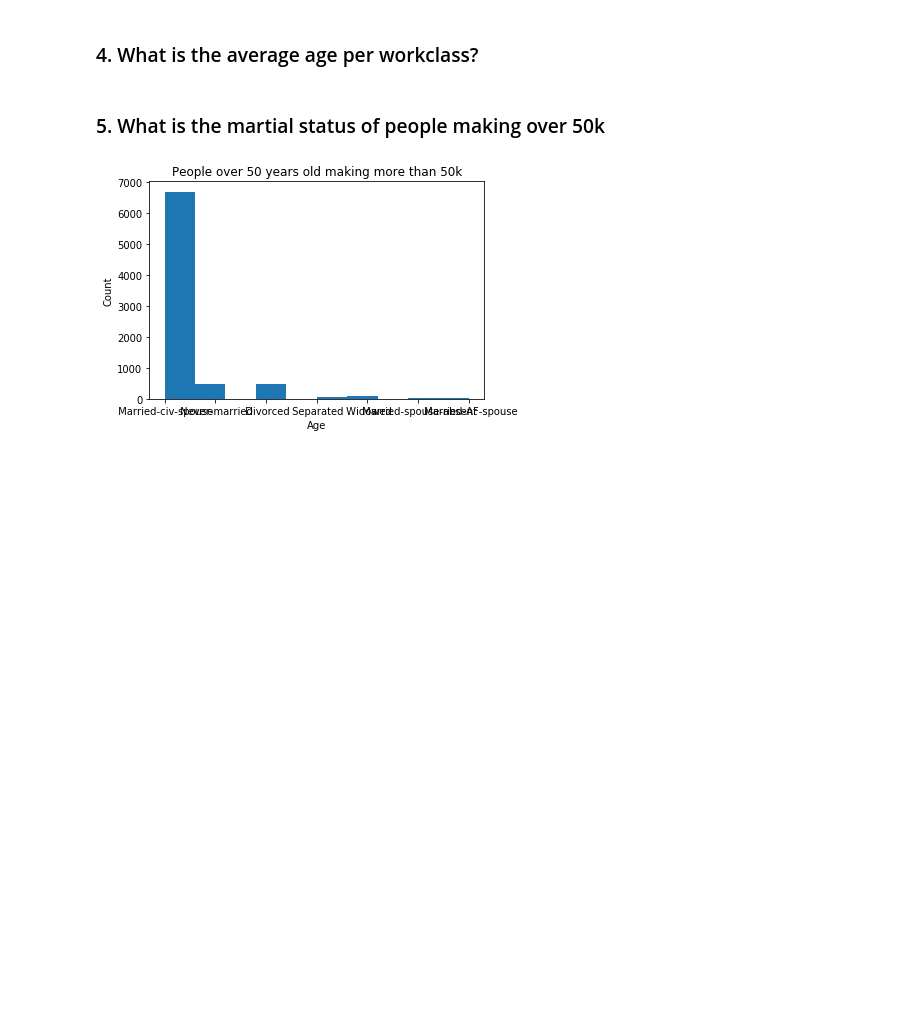
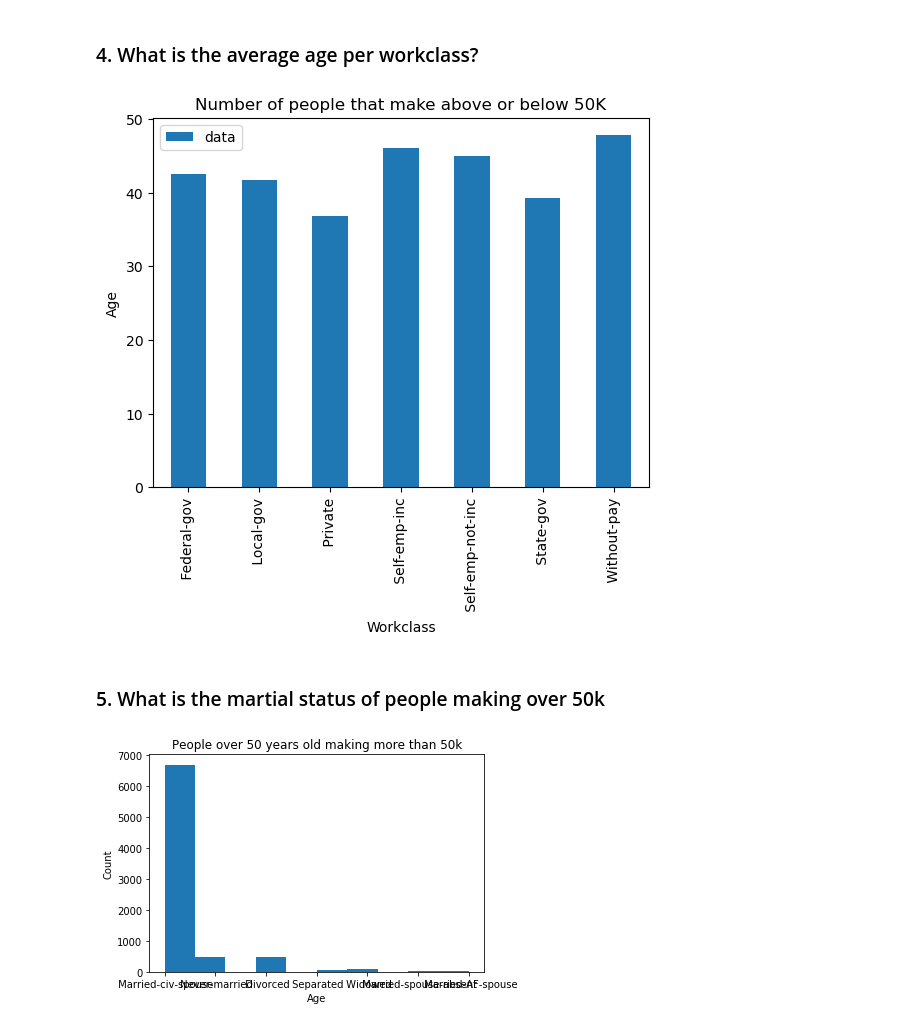
Before and after one commit to shairaalam19/dat301-fall2022-projects, a Jupyter notebook: AlyssaUpdates_DAT301_FinalProject.ipynb, the cells around one changed output. Drawn from its saved outputs; the diff is of its cells as text; code cells hidden in the pictures; blank space fills up the shorter version.

Commit message:
Fixing number 4

```diff
--- a/AlyssaUpdates_DAT301_FinalProject.ipynb
+++ b/AlyssaUpdates_DAT301_FinalProject.ipynb
@@ -183,15 +183,17 @@ plt.show()
 # %%
 df_label.workclass.replace((1, 2, 3, 4, 5, 6, 7, 8), (' Private', ' Self-emp-not-inc', ' Self-emp-inc', ' Federal-gov', ' Local-gov', ' State-gov', ' Without-pay', ' Never-worked'), inplace = True)
 
 # print(df_label.workclass.iloc[:2])
-# df_age = pd.DataFrame({' data': df_label.age, 'Category': df_label.workclass})
-# y = df_age.groupby('Category'). mean()
+df_age = pd.DataFrame({"data": df_label.age, "Category": df_label.workclass})
+mean = df_age.groupby("Category").mean()
 
-# plt.bar(x, y)
-# plt.xlabel("Workclass")
-# plt.ylabel("Age")
-# plt.title("Number of people that make above or below 50K")
-# plt.show()
+mean.plot.bar()
+plt.xlabel("Workclass")
+plt.ylabel("Age")
+plt.title("Number of people that make above or below 50K")
+plt.show()
+# %% [output]
+[figure, added]
 # %% [markdown]
 ### 5.  What is the martial status of people making over 50k
 # %%
```
Also changed, not shown: parts of 3 cells of this notebook, 1 other file.
